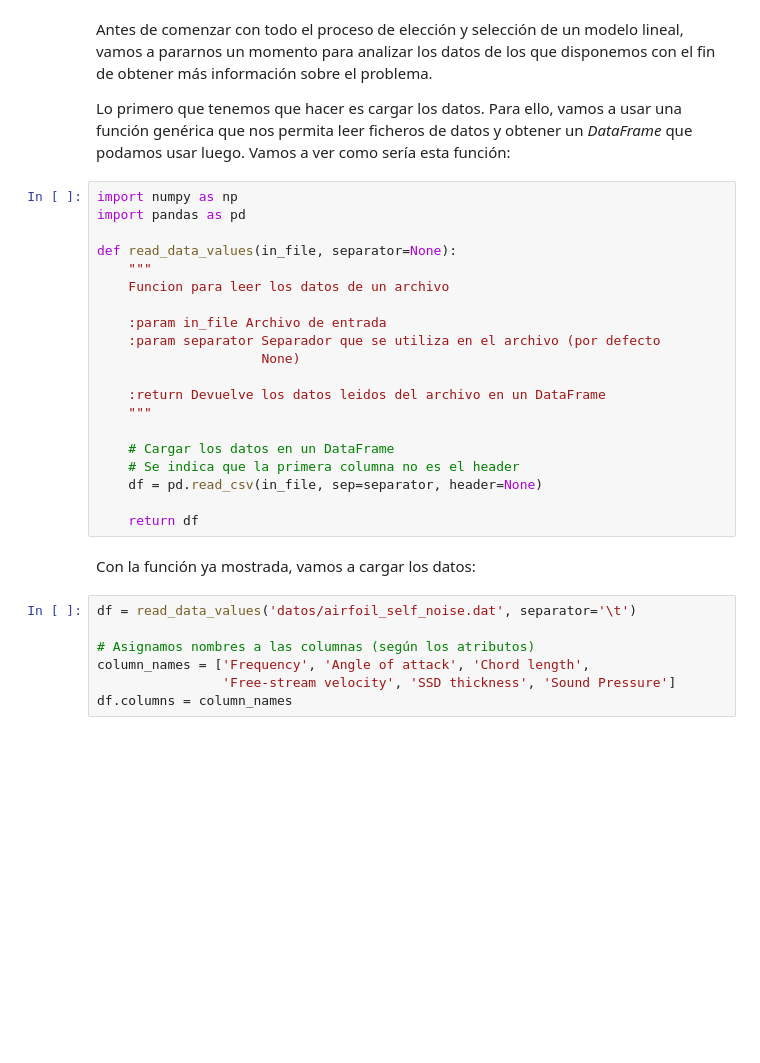
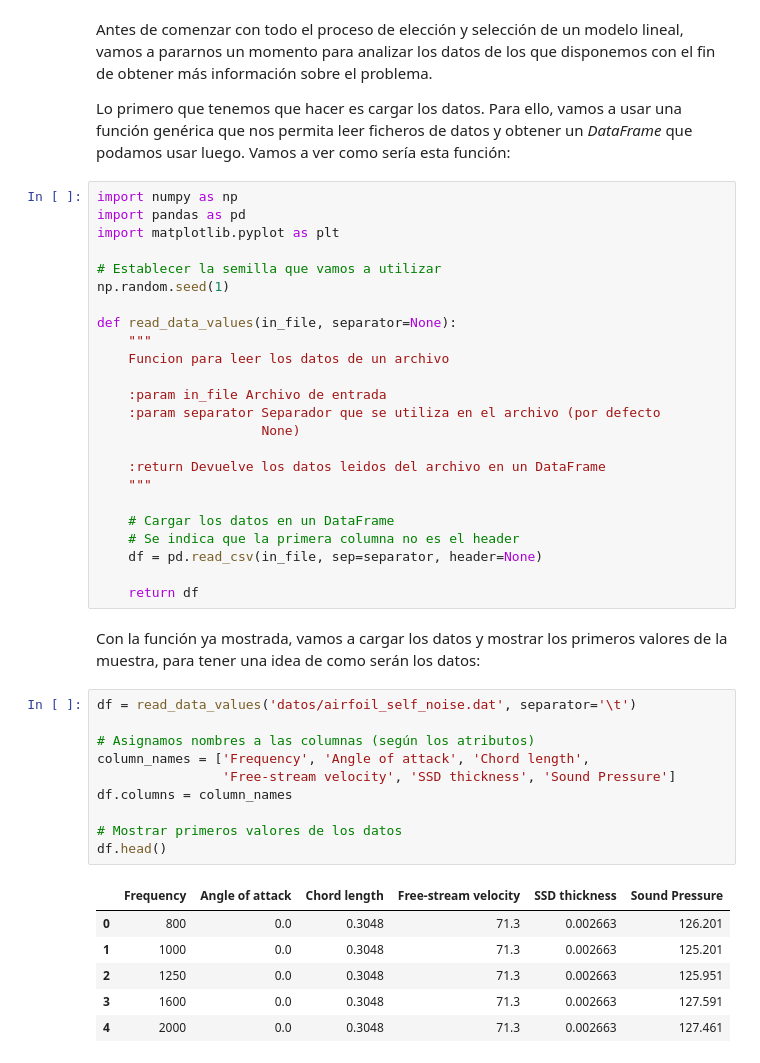
Before and after one commit to Vol0kin/ugr_aprendizaje_automatico, a Jupyter notebook: P3/memoria.ipynb, the cells around one changed output. Cells and saved outputs as stored; diff of their text form; blank space fills up the shorter version.

```diff
--- a/P3/memoria.ipynb
+++ b/P3/memoria.ipynb
@@ -22,6 +22,10 @@ Lo primero que tenemos que hacer es cargar los datos. Para ello, vamos a usar un
 # %%
 import numpy as np
 import pandas as pd
+import matplotlib.pyplot as plt
+
+# Establecer la semilla que vamos a utilizar
+np.random.seed(1)
 
 def read_data_values(in_file, separator=None):
     """
@@ -40,11 +44,21 @@ def read_data_values(in_file, separator=None):
 
     return df
 # %% [markdown]
-Con la función ya mostrada, vamos a cargar los datos:
+Con la función ya mostrada, vamos a cargar los datos y mostrar los primeros valores de la muestra, para tener una idea de como serán los datos:
 # %%
 df = read_data_values('datos/airfoil_self_noise.dat', separator='\t')
 
 # Asignamos nombres a las columnas (según los atributos)
 column_names = ['Frequency', 'Angle of attack', 'Chord length',
                 'Free-stream velocity', 'SSD thickness', 'Sound Pressure']
 df.columns = column_names
+
+# Mostrar primeros valores de los datos
+df.head()
+# %% [output]
+|  | Frequency | Angle of attack | Chord length | Free-stream velocity | SSD thickness | Sound Pressure |
+| 0 | 800 | 0.0 | 0.3048 | 71.3 | 0.002663 | 126.201 |
+| 1 | 1000 | 0.0 | 0.3048 | 71.3 | 0.002663 | 125.201 |
+| 2 | 1250 | 0.0 | 0.3048 | 71.3 | 0.002663 | 125.951 |
+| 3 | 1600 | 0.0 | 0.3048 | 71.3 | 0.002663 | 127.591 |
+| 4 | 2000 | 0.0 | 0.3048 | 71.3 | 0.002663 | 127.461 |
```
Also changed, not shown: parts of 14 cells of this notebook, 3 other files.
